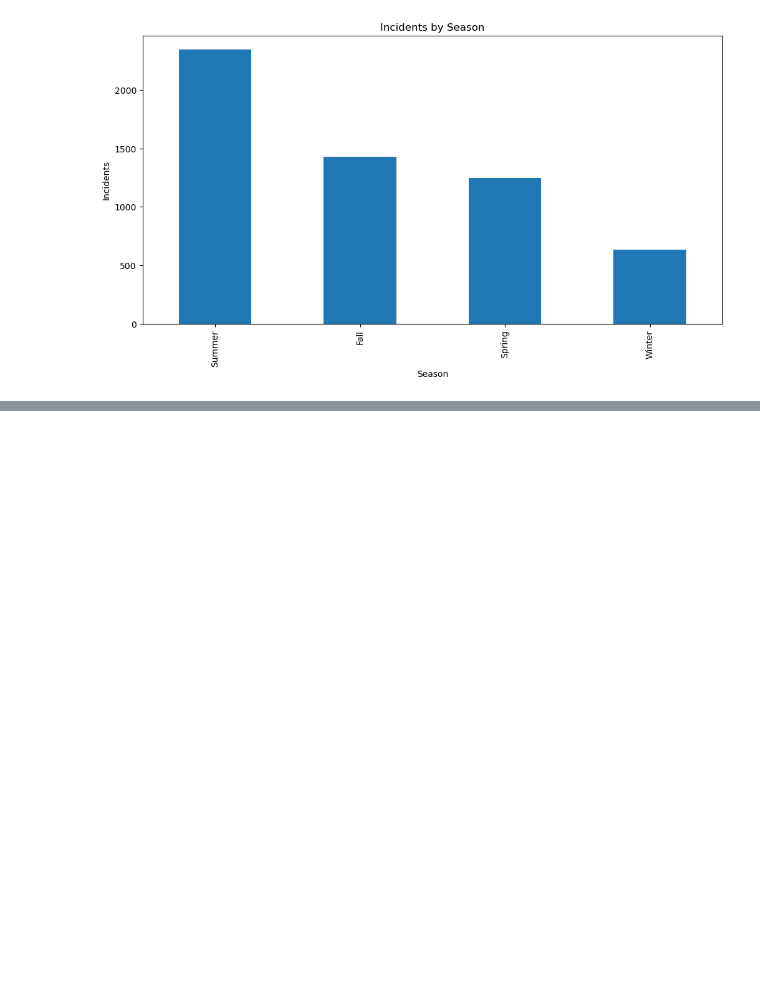
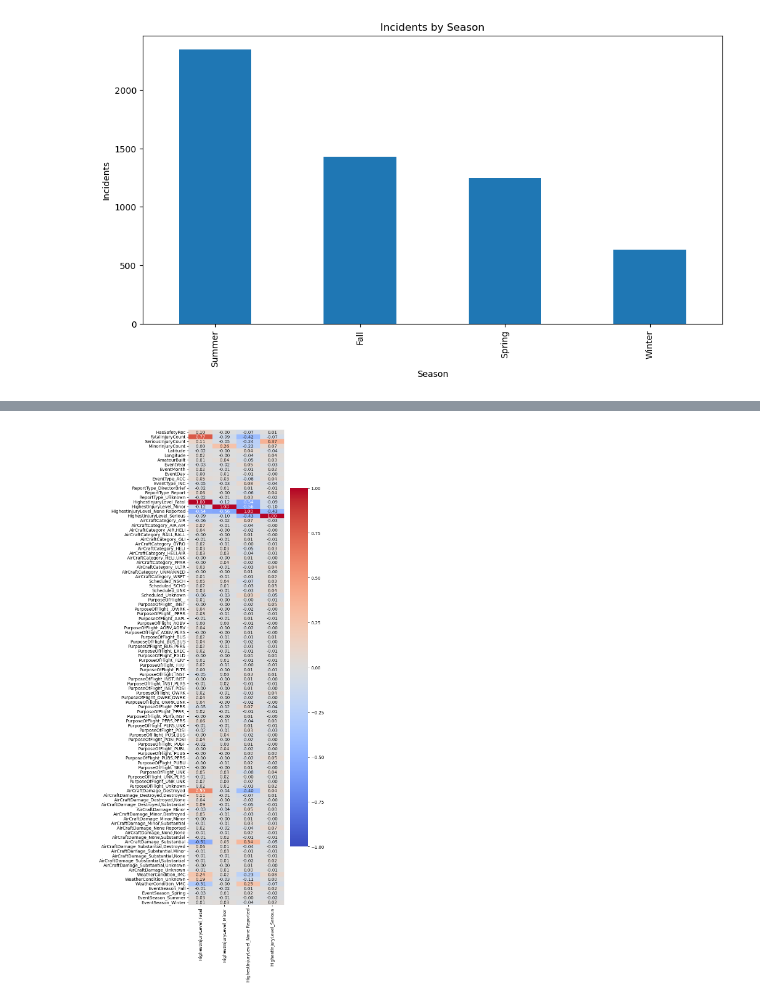
Before and after one commit to TheMirch/dsi-group-project, a Jupyter notebook: code/nolan_eda.ipynb, the cells around one changed output, grey strips where cells are left out. Cells and saved outputs as stored; diff of their text form; code cells hidden in the pictures; blank space fills up the shorter version.

```diff
--- a/code/nolan_eda.ipynb
+++ b/code/nolan_eda.ipynb
@@ -113,0 +209,5 @@ plt.show()
+# %%
+plt.figure(figsize = (5, 20))
+sns.heatmap(ak_num.corr()[['HighestInjuryLevel_Fatal', 'HighestInjuryLevel_Minor', 'HighestInjuryLevel_None Reported', 'HighestInjuryLevel_Serious']], cmap='coolwarm', fmt=".2f", vmin= -1, annot=True);
+# %% [output]
+[figure, added]
```
Also changed, not shown: parts of 12 cells of this notebook, 1 other file.
